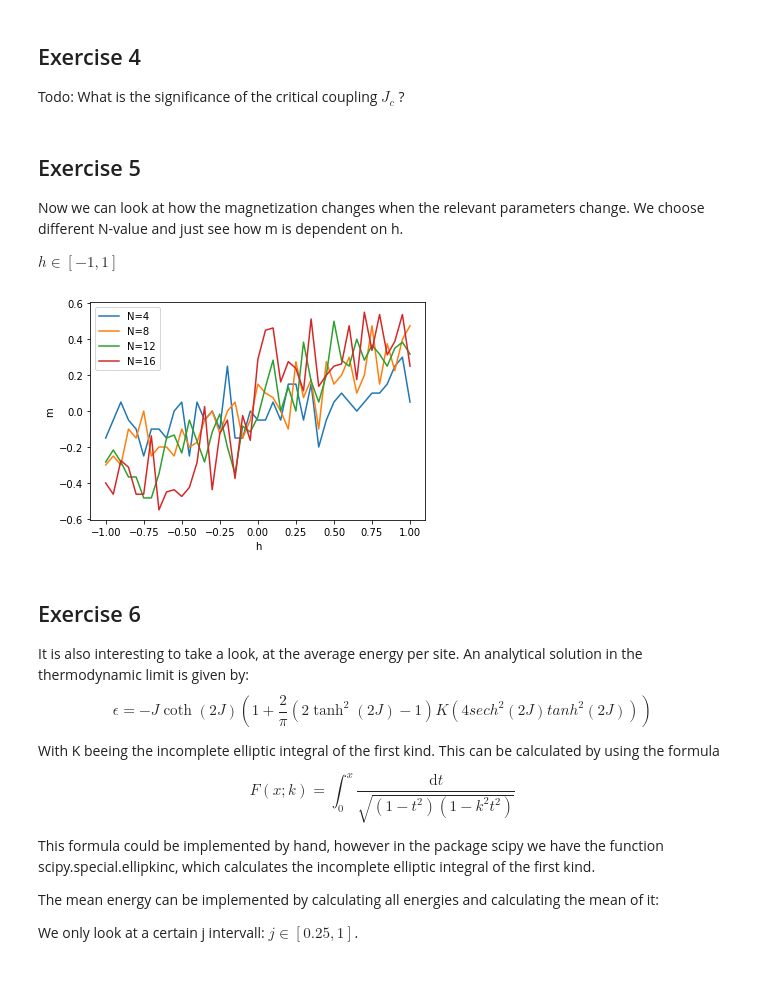
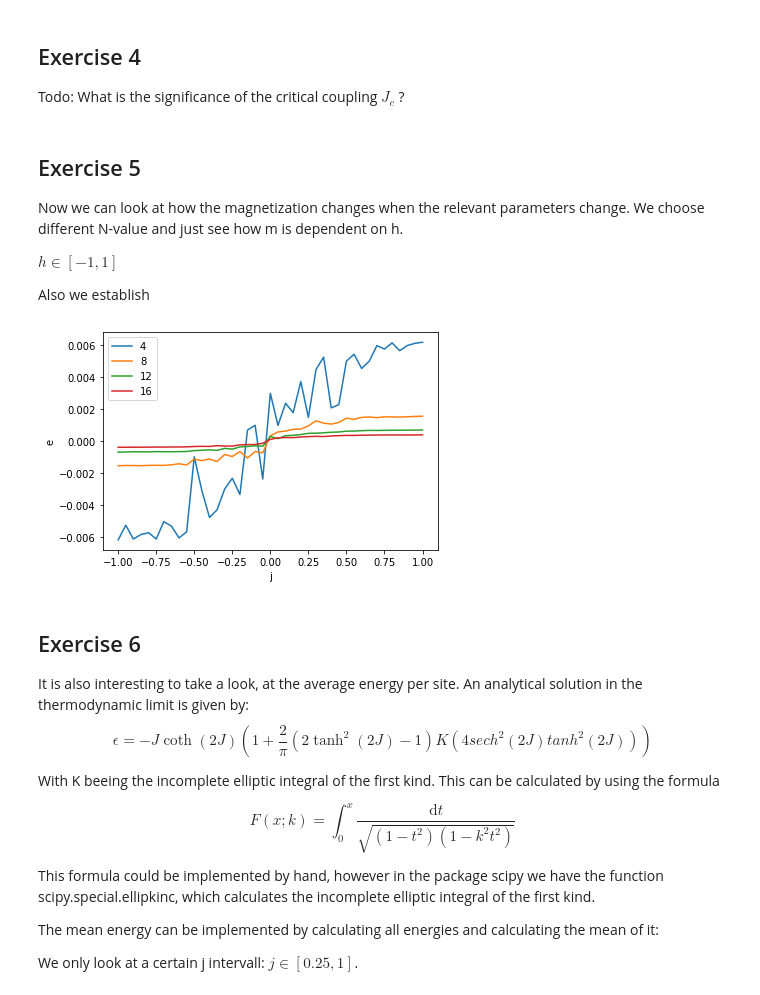
Before and after one commit to Trico94/physics760_Martin, a Jupyter notebook: Exercise 2/exercise2.ipynb, the cells around one changed output. Drawn from its saved outputs; the diff is of its cells as text; code cells hidden in the pictures.

```diff
--- a/Exercise 2/exercise2.ipynb
+++ b/Exercise 2/exercise2.ipynb
@@ -176,34 +171,38 @@ Todo: What is the significance of the critical coupling $J_c$ ?
 Now we can look at how the magnetization changes when the relevant parameters change. We choose different N-value and just see how m is dependent on h.
 
 $h \in [-1, 1]$
+
+Also we establish
-# %%
-def plot_m_h_dependency(j, t, repeats):
-    h_array=np.arange(-1, 1.01, 0.05)
-    spin_array_array=[]
-    for i in [4, 8, 12, 16, 20]:
-        spin_array_array=spin_array_array+[gen_spin_array(i)]
-    #print(spin_array_array)
-    m_array_4=np.zeros(len(h_array))
-    m_array_8=np.zeros(len(h_array))
-    m_array_12=np.zeros(len(h_array))
-    m_array_16=np.zeros(len(h_array))
-    for i in range(len(h_array)):
-        m_array_4[i], a=mc_estimate(spin_array_array[0], j, h_array[i], t, repeats)
-        m_array_8[i], a=mc_estimate(spin_array_array[1], j, h_array[i], t, repeats)
-        m_array_12[i], a=mc_estimate(spin_array_array[2], j, h_array[i], t, repeats)
-        m_array_16[i], a=mc_estimate(spin_array_array[3], j, h_array[i], t, repeats)
-    plt.plot(h_array, m_array_4, label="N=4")
-    plt.plot(h_array, m_array_8, label="N=8")
-    plt.plot(h_array, m_array_12, label="N=12")
-    plt.plot(h_array, m_array_16, label="N=16")
-    plt.legend(loc="best")
-    plt.xlabel("h")
-    plt.ylabel("m")
-    plt.savefig("h_m_dependency.png")
-
-plot_m_h_dependency(0.5, 0.5, 10)
-# %% [output]
-[figure, removed]
+# %%
+def plot_m_h_dependency(j, t, repeats, averaging):
+
+    #The N-Values that are going to be used
+    N_array=[4, 8, 12, 16]
+    spin_array_array=[]
+    for i in N_array:
+        spin_array_array=spin_array_array+[gen_spin_array(i)]
+    #We will have all values from -1 to 1 in a 0.05 intervall
+    h_array=np.arange(-1, 1.01, 0.05)
+    m_array=np.zeros(len(h_array)*len(N_array)).reshape(len(N_array), len(h_array))
+    m_array_temp=np.zeros(averaging)
+
+    #loop over all possible N values ([4, 8, 12, 16])
+    for k in range(len(N_array)):
+        #loop over all possible h values
+        for i in range(len(h_array)):
+            for d in range(averaging):
+                m_array_temp[d], a = mc_estimate(spin_array_array[k], j, h_array[i], t, repeats)
+            m_array[k][i]=np.average(m_array_temp)
+    for k in range(len(N_array)):
+        plt.plot(h_array, m_array[k], label=N_array[k])
+    plt.xlabel("j")
+    plt.ylabel("e")
+    plt.legend(loc="best")
+    plt.savefig("plot_mean_energy.png")
+
+plot_m_h_dependency(0.5, 0.5, 10, 5)
+# %% [output]
+[figure, added]
 # %% [markdown]
 ## Exercise 6
 
```
Also changed, not shown: parts of 6 cells of this notebook.
